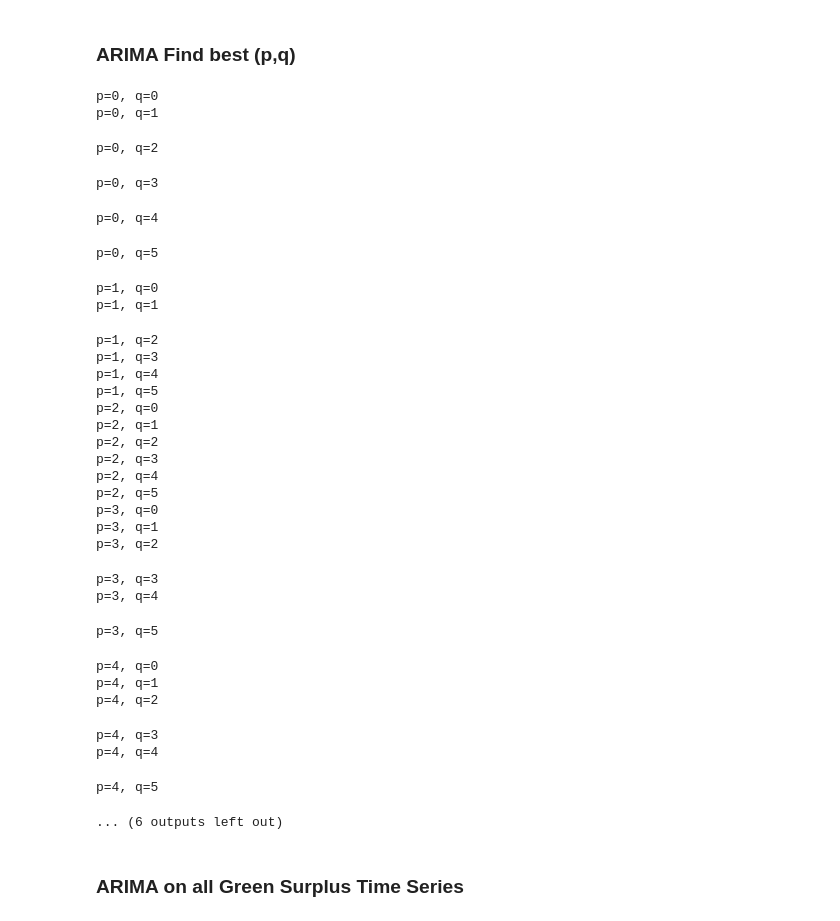
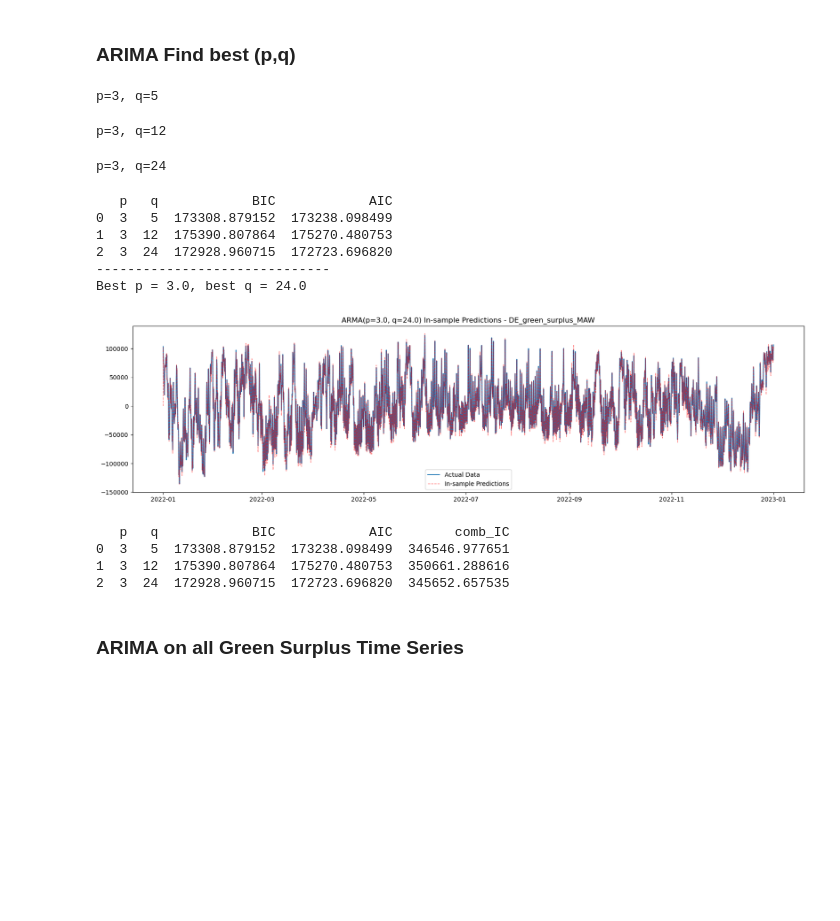
Before and after one commit to hikotei/2023_11_18-SE-Europe-Data_Challenge, a Jupyter notebook: z notebooks/2023_11_20 data analysis.ipynb, the cells around one changed output. Drawn from its saved outputs; the diff is of its cells as text; code cells hidden in the pictures; blank space fills up the shorter version.

```diff
--- a/2023_11_20 data analysis.ipynb
+++ b/z notebooks/2023_11_20 data analysis.ipynb
@@ -256,6 +241,9 @@ data = data.asfreq('H')
 # %%
 p_vals = range(6)
 q_vals = range(6)
+
+p_vals = [3]
+q_vals = [5, 12, 24]
 
 # Create dataframe to store results
 results = []
@@ -277,64 +265,51 @@ for p_val in p_vals:
         bic = fit_model.bic
         aic = fit_model.aic
 
         # Save results in the dataframe
         results.append({'p': p_val, 'q': q_val, 'BIC': bic, 'AIC': aic})
 
 results_df = pd.DataFrame(results)
 print(results_df)
 
 # Find the best p and q based on lowest combined AIC and BIC
 best_params = results_df.loc[results_df['AIC'].idxmin()]
 print('-'*30)
 print(f"Best p = {best_params['p']}, best q = {best_params['q']}")
 
 # Use the best parameters to fit the final model
 best_order = (best_params['p'], 0, best_params['q'])
 final_model = ARIMA(data, order=best_order, freq='H')
 final_fit = final_model.fit()
 
 # In-sample predictions
 predictions = final_fit.predict()
 
 # Plot the original data and predictions
 plt.figure(figsize=(20, 5))
 plt.plot(data, label='Actual Data')
 plt.plot(predictions, label='In-sample Predictions', color='red', lw=1, linestyle='--', alpha=0.5)
 plt.title(f"ARMA(p={best_params['p']}, q={best_params['q']}) In-sample Predictions - {data_name}")
 plt.legend()
 plt.show()
 # %% [output]
-p=0, q=0
-p=0, q=1
+p=3, q=5
-p=0, q=2
+p=3, q=12
-p=0, q=3
+p=3, q=24
-p=0, q=4
+   p   q            BIC            AIC
+0  3   5  173308.879152  173238.098499
+1  3  12  175390.807864  175270.480753
+2  3  24  172928.960715  172723.696820
+------------------------------
+Best p = 3.0, best q = 24.0
-p=0, q=5
-p=1, q=0
-p=1, q=1
-p=1, q=2
-p=1, q=3
-p=1, q=4
-p=1, q=5
-p=2, q=0
-p=2, q=1
-p=2, q=2
-p=2, q=3
-p=2, q=4
-p=2, q=5
-p=3, q=0
-p=3, q=1
-p=3, q=2
-p=3, q=3
-p=3, q=4
-p=3, q=5
-p=4, q=0
-p=4, q=1
-p=4, q=2
-p=4, q=3
-p=4, q=4
-p=4, q=5
-... (6 outputs left out)
+[figure, added]
+# %%
+results_df['comb_IC'] = results_df['AIC'] + results_df['BIC']
+print(results_df)
+# %% [output]
+   p   q            BIC            AIC        comb_IC
+0  3   5  173308.879152  173238.098499  346546.977651
+1  3  12  175390.807864  175270.480753  350661.288616
+2  3  24  172928.960715  172723.696820  345652.657535
 # %% [markdown]
 ### ARIMA on all Green Surplus Time Series
 # %%
```
Also changed, not shown: parts of 2 cells of this notebook, 7 other files.
